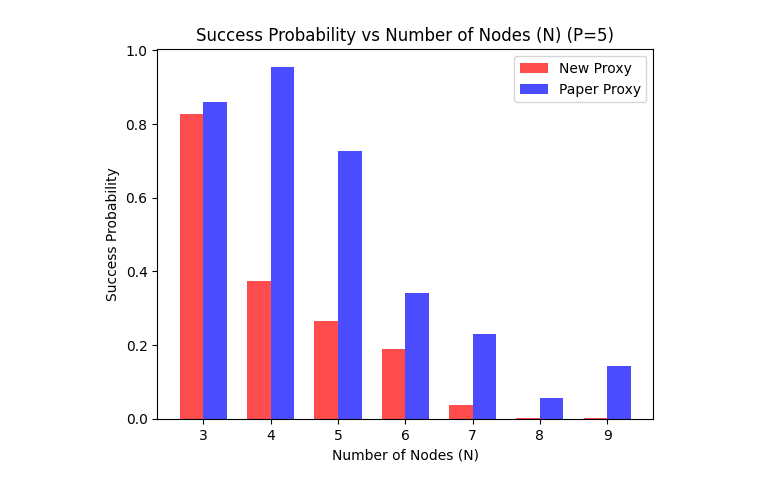
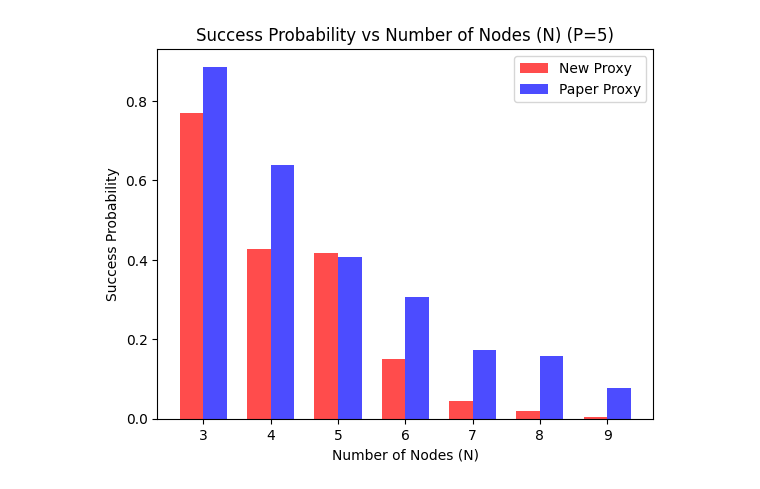
Before and after one commit to jpmorganchase/QOKit, a Jupyter notebook: grips/simurator_success_probability.ipynb, the cells around one changed output. Cells and saved outputs as stored; diff of their text form; code cells hidden in the pictures.

```diff
--- a/grips/simurator_success_probability.ipynb
+++ b/grips/simurator_success_probability.ipynb
@@ -123,79 +124,96 @@ p = 5
 success_probs_new_proxy = []
 success_probs_paper_proxy = []
 
-# Nを5から9まで変化させて計算
+# Nを3から10まで変化させて計算
 for N in range(3, 10):
-    # エルデシュ・レーニイグラフの生成（ノード数N、エッジの確率0.5）
-    G = nx.erdos_renyi_graph(N, 0.5)
+    # 各Nについて10回の試行の成功確率を格納するリスト
+    success_probs_new_proxy_i = []
 
-    # グラフからIsingモデルの項を取得
-    ising_model = mc.get_maxcut_terms(G)
+    for _ in range(10):
+        # エルデシュ・レーニイグラフの生成（ノード数N、エッジの確率0.5）
+        G = nx.erdos_renyi_graph(N, 0.5)
 
-    # シミュレーターの初期化
-    sim = get_simulator(N, ising_model)
+        # グラフからIsingモデルの項を取得
+        ising_model = mc.get_maxcut_terms(G)
 
-    # 初期のgammaとbetaを設定（全て0.1）
-    init_gamma, init_beta = np.full((2, p), 0.1)
+        # シミュレーターの初期化
+        sim = get_simulator(N, ising_model)
 
-    # QAOAプロキシを使ってQAOAの実行（結果としてgammaとbetaを取得）
-    result = qp.QAOA_proxy_run(G.number_of_edges(), N, p, init_gamma, init_beta)
-    gamma = result["gamma"]
-    beta = result["beta"]
+        # 初期のgammaとbetaを設定（全て0.1）
+        init_gamma, init_beta = np.full((2, p), 0.1)
 
-    # 得られたgammaとbetaでオーバーラップを計算
-    overlap = get_overlap(N, ising_model, gamma, beta, simulator_name='auto')
+        # QAOAプロキシを使ってQAOAの実行（結果としてgammaとbetaを取得）
+        result = qp.QAOA_proxy_run(G.number_of_edges(), N, p, init_gamma, init_beta)
+        gamma = result["gamma"]
+        beta = result["beta"]
 
-    # 成功確率（オーバーラップ）を計算
-    success_prob = overlap
+        # 得られたgammaとbetaでオーバーラップを計算
+        overlap = get_overlap(N, ising_model, gamma, beta, simulator_name='auto')
 
-    # 結果をリストに追加
-    success_probs_new_proxy.append(success_prob)
+        # 成功確率（オーバーラップ）を計算
+        success_prob = overlap
 
+        # 結果をリストに追加
+        success_probs_new_proxy_i.append(success_prob)
+
+    # 各Nに対して10回の試行の平均を計算
+    success_probs_new_proxy.append(np.mean(success_probs_new_proxy_i))
+
+
+# Nを3から10まで変化させて計算
 for N in range(3, 10):
-    # エルデシュ・レーニイグラフの生成（ノード数N、エッジの確率0.5）
-    G = nx.erdos_renyi_graph(N, 0.5)
+    # 各Nについて10回の試行の成功確率を格納するリスト
+    success_probs_paper_proxy_i = []
 
-    # グラフからIsingモデルの項を取得
-    ising_model = mc.get_maxcut_terms(G)
+    for _ in range(10):
+        # エルデシュ・レーニイグラフの生成（ノード数N、エッジの確率0.5）
+        G = nx.erdos_renyi_graph(N, 0.5)
 
-    # シミュレーターの初期化
-    sim = get_simulator(N, ising_model)
+        # グラフからIsingモデルの項を取得
+        ising_model = mc.get_maxcut_terms(G)
 
-    # 初期のgammaとbetaを設定（全て0.1）
-    init_gamma, init_beta = np.full((2, p), 0.1)
+        # シミュレーターの初期化
+        sim = get_simulator(N, ising_model)
 
-    # QAOAプロキシを使ってQAOAの実行（結果としてgammaとbetaを取得）
-    result_paper = qpp.QAOA_paper_proxy_run(G.number_of_edges(), N, p, init_gamma, init_beta)
-    gamma = result_paper["gamma"]
-    beta = result_paper["beta"]
+        # 初期のgammaとbetaを設定（全て0.1）
+        init_gamma, init_beta = np.full((2, p), 0.1)
 
-    # 得られたgammaとbetaでオーバーラップを計算
-    overlap = get_overlap(N, ising_model, gamma, beta, simulator_name='auto')
+        # QAOAプロキシを使ってQAOAの実行（結果としてgammaとbetaを取得）
+        result_paper = qpp.QAOA_paper_proxy_run(G.number_of_edges(), N, p, init_gamma, init_beta)
+        gamma = result_paper["gamma"]
+        beta = result_paper["beta"]
 
-    # 成功確率（オーバーラップ）を計算
-    success_prob = overlap
+        # 得られたgammaとbetaでオーバーラップを計算
+        overlap = get_overlap(N, ising_model, gamma, beta, simulator_name='auto')
 
-    # 結果をリストに追加
-    success_probs_paper_proxy.append(success_prob)
+        # 成功確率（オーバーラップ）を計算
+        success_prob = overlap
+
+        # 結果をリストに追加
+        success_probs_paper_proxy_i.append(success_prob)
+
+    # 各Nに対して10回の試行の平均を計算
+    success_probs_paper_proxy.append(np.mean(success_probs_paper_proxy_i))
+
 
 # 棒グラフの作成
 bar_width = 0.35  # バーの幅
 index = np.arange(3, 10)  # x軸のインデックス
 
 # 新しいプロキシの棒グラフ
 plt.bar(index, success_probs_new_proxy, bar_width, color='red', alpha=0.7, label='New Proxy')
 
 # 論文プロキシの棒グラフ
 plt.bar(index + bar_width, success_probs_paper_proxy, bar_width, color='blue', alpha=0.7, label='Paper Proxy')
 
 # グラフの設定
 plt.xlabel('Number of Nodes (N)')
 plt.ylabel('Success Probability')
 plt.title(f'Success Probability vs Number of Nodes (N) (P={p})')
 plt.xticks(index + bar_width / 2, index)  # x軸の目盛りを設定
 plt.legend()
 
 # グラフの表示
 plt.show()
 # %% [output]
-[figure, old version]
+[figure, new version]
```
Also changed, not shown: parts of 1 cell of this notebook, 1 other file.
